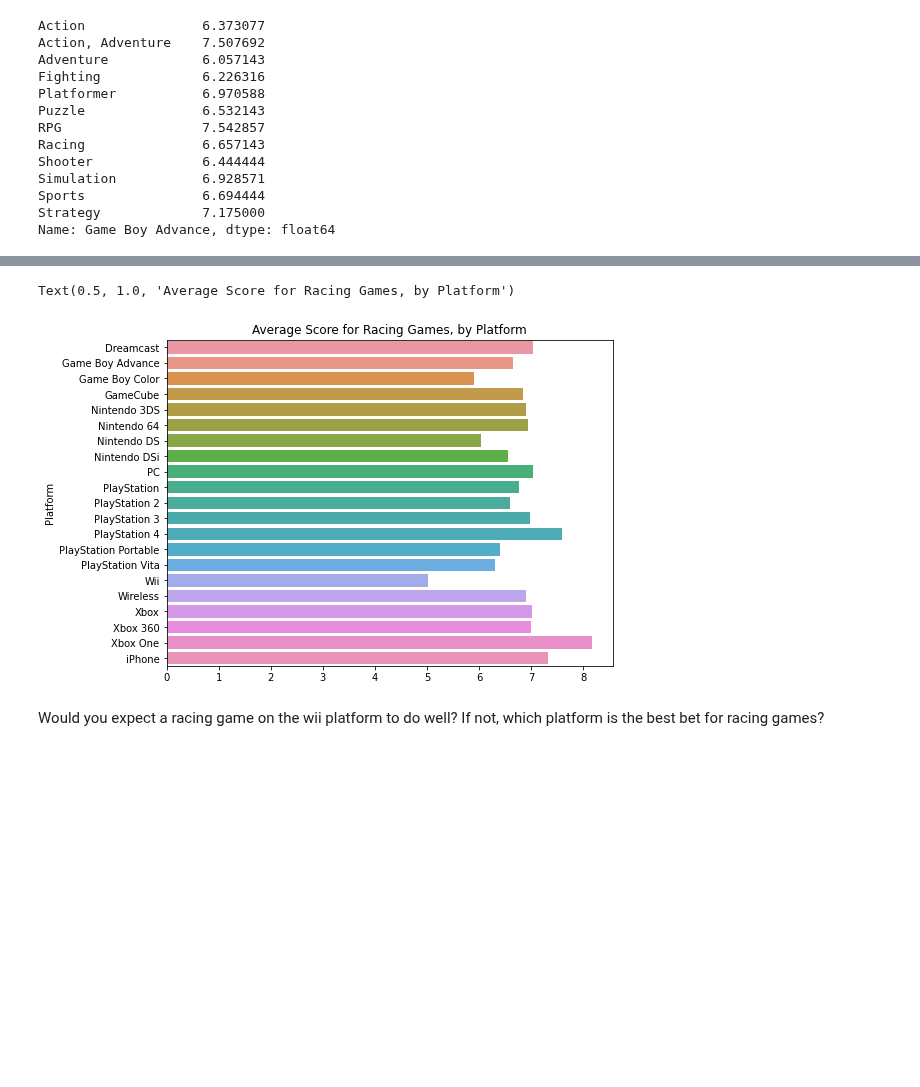
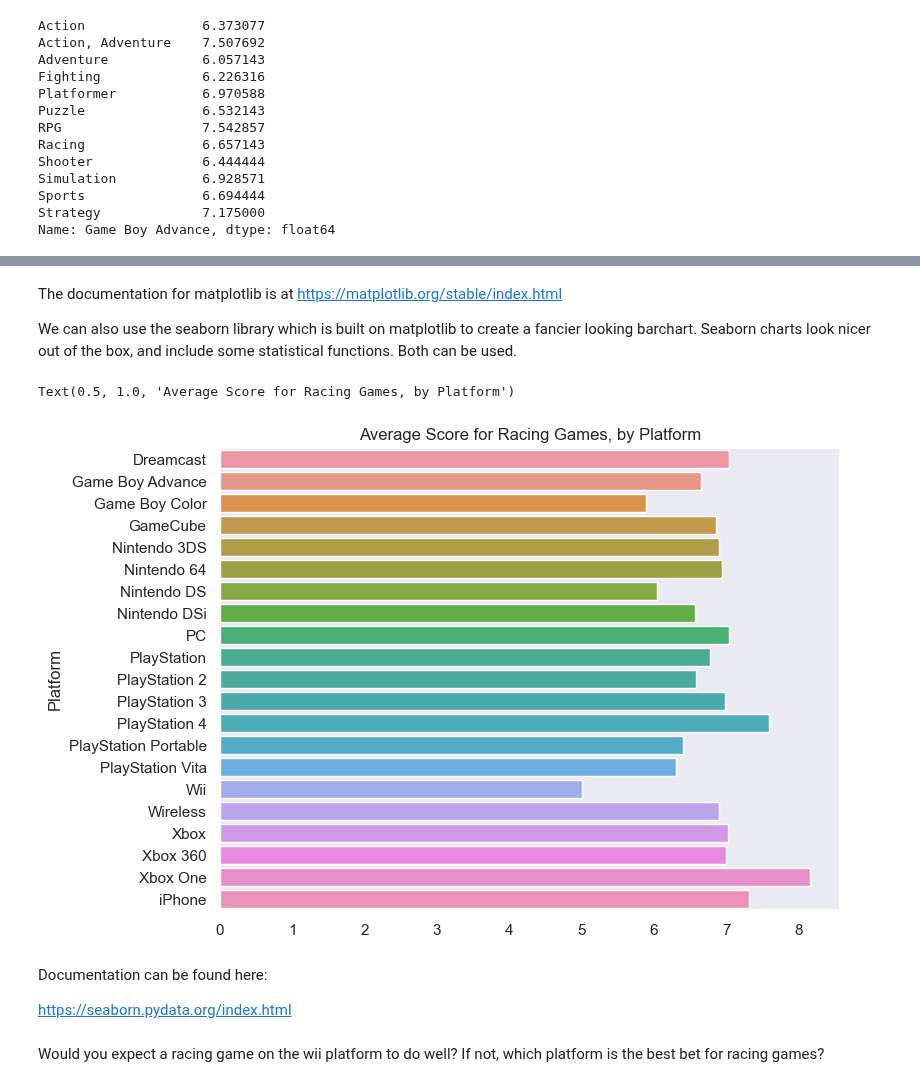
Before and after one commit to mblackstock/ds1-analytics, a Jupyter notebook: ign.ipynb, the cells around one changed output, grey strips where cells are left out. Saved outputs shown, nothing was run; the diff lists cells and outputs as text; code cells hidden in the pictures; blank space fills up the shorter version.

```diff
--- a/ign.ipynb
+++ b/ign.ipynb
@@ -295,15 +328,25 @@ Lets create a bar chart that shows the average score for racing games, for each
+# %% [markdown]
+The documentation for matplotlib is at https://matplotlib.org/stable/index.html
+
+We can also use the seaborn library which is built on matplotlib to create a fancier looking barchart.  Seaborn charts look nicer out of the box, and include some statistical functions.  Both can be used.
 # %%
-# Set the width and height of the figure
+# Set the width and height of the figure in inches (8 wide, 6 high)
 plt.figure(figsize=(8, 6))
+# nice gray background
+sns.set_style("dark")
 # Bar chart showing average score for racing games by platform
-sns.barplot(x=ign_data['Racing'], y=ign_data.index)
-# Add label for horizontal axis
+sns.barplot(x=ign_data["Racing"], y=ign_data.index)
+# remove the x label since we already know this is Racing
 plt.xlabel("")
 # Add label for vertical axis
 plt.title("Average Score for Racing Games, by Platform")
 # %% [output]
 Text(0.5, 1.0, 'Average Score for Racing Games, by Platform')
-[figure, old version]
+[figure, new version]
+# %% [markdown]
+Documentation can be found here:
+
+https://seaborn.pydata.org/index.html
 # %% [markdown]
 Would you expect a racing game on the wii platform to do well?  If not, which platform is the best bet for racing games?
 # %% [markdown]
```
Also changed, not shown: parts of 26 cells of this notebook.
